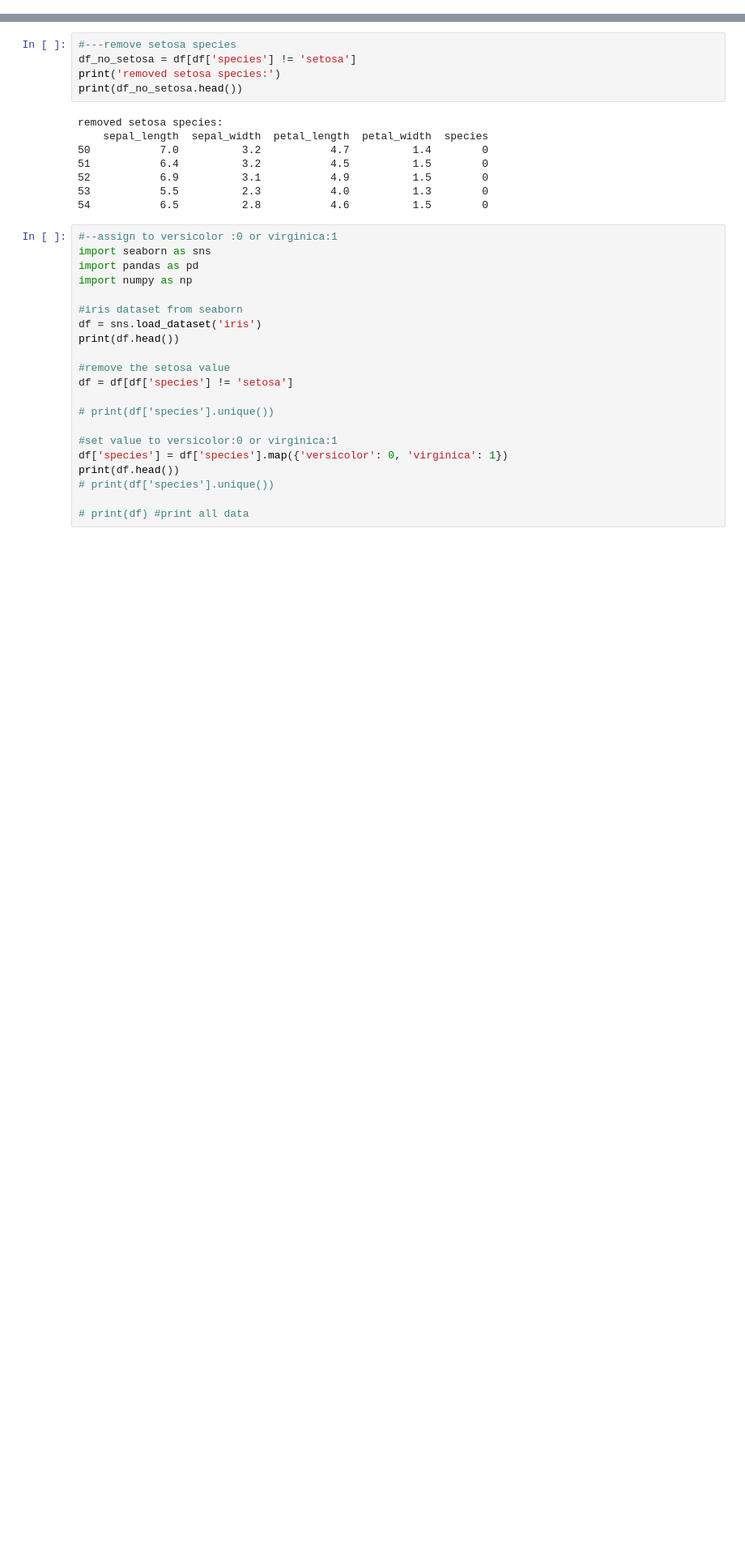
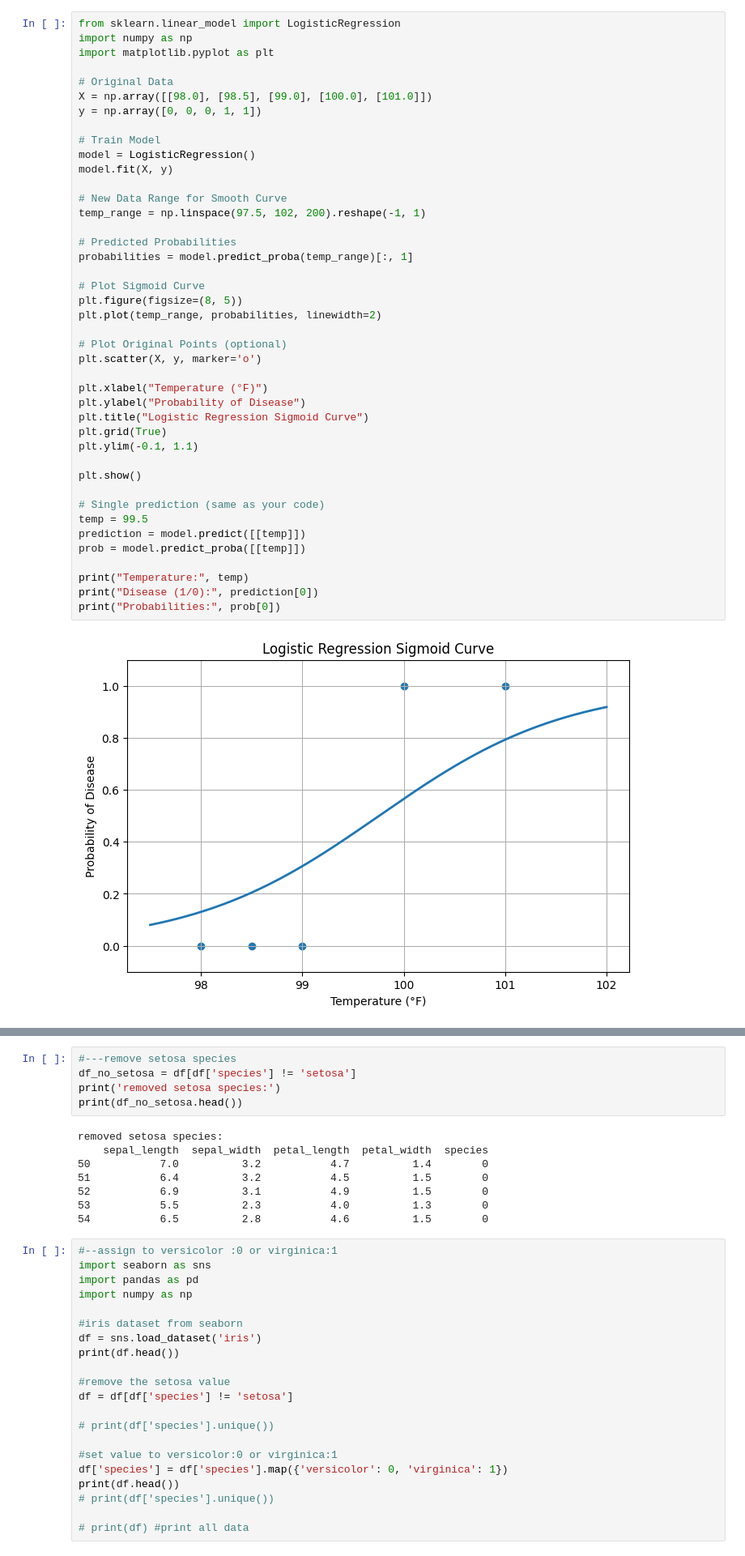
Before and after one commit to israr-ai/machine_learning, a Jupyter notebook: 03_logistic_regression.ipynb, the cells around one changed output, grey strips where cells are left out. Shown at 81% size. Saved outputs shown, nothing was run; the diff lists cells and outputs as text; blank space fills up the shorter version.

```diff
--- a/03_logistic_regression.ipynb
+++ b/03_logistic_regression.ipynb
@@ -35,0 +24,44 @@ dtype: int64
+# %%
+from sklearn.linear_model import LogisticRegression
+import numpy as np
+import matplotlib.pyplot as plt
+
+# Original Data
+X = np.array([[98.0], [98.5], [99.0], [100.0], [101.0]])
+y = np.array([0, 0, 0, 1, 1])
+
+# Train Model
+model = LogisticRegression()
+model.fit(X, y)
+
+# New Data Range for Smooth Curve
+temp_range = np.linspace(97.5, 102, 200).reshape(-1, 1)
+
+# Predicted Probabilities
+probabilities = model.predict_proba(temp_range)[:, 1]
+
+# Plot Sigmoid Curve
+plt.figure(figsize=(8, 5))
+plt.plot(temp_range, probabilities, linewidth=2)
+
+# Plot Original Points (optional)
+plt.scatter(X, y, marker='o')
+
+plt.xlabel("Temperature (°F)")
+plt.ylabel("Probability of Disease")
+plt.title("Logistic Regression Sigmoid Curve")
+plt.grid(True)
+plt.ylim(-0.1, 1.1)
+
+plt.show()
+
+# Single prediction (same as your code)
+temp = 99.5
+prediction = model.predict([[temp]])
+prob = model.predict_proba([[temp]])
+
+print("Temperature:", temp)
+print("Disease (1/0):", prediction[0])
+print("Probabilities:", prob[0])
+# %% [output]
+[figure, added]
```
Also changed, not shown: parts of 6 cells of this notebook, 2 other files.
